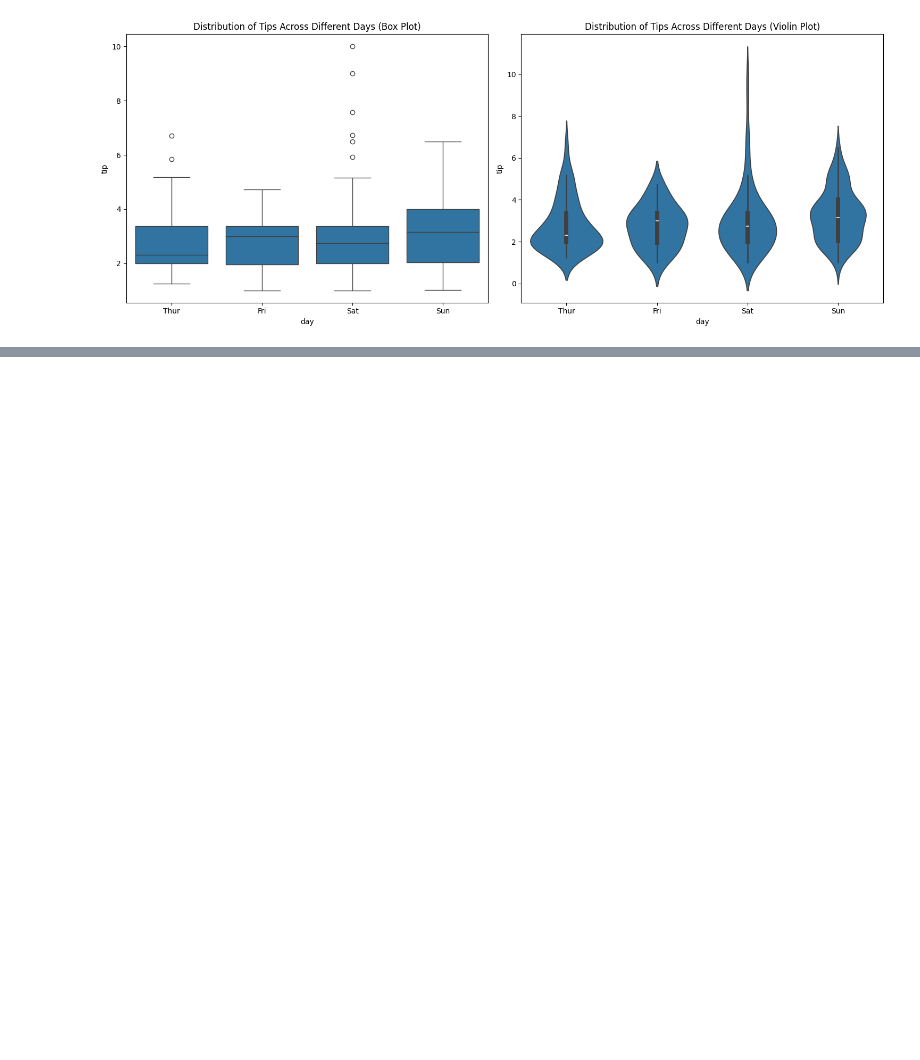
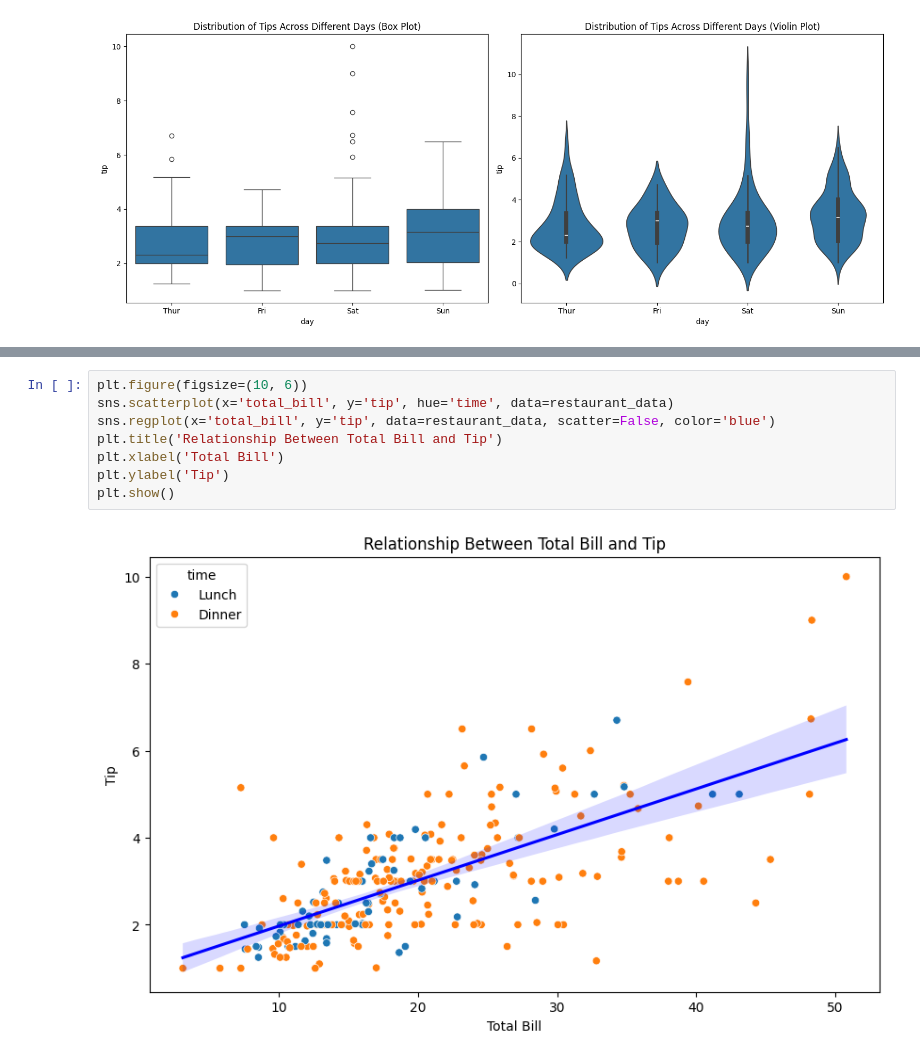
Before and after one commit to Mohibullah16/DataVisualizationLab05, a Jupyter notebook: lab5_Fa22_bds_021.ipynb, the cells around one changed output, grey strips where cells are left out. Cells and saved outputs as stored; diff of their text form; blank space fills up the shorter version.

```diff
--- a/lab5_Fa22_bds_021.ipynb
+++ b/lab5_Fa22_bds_021.ipynb
@@ -33,0 +39,10 @@ plt.show()
+# %%
+plt.figure(figsize=(10, 6))
+sns.scatterplot(x='total_bill', y='tip', hue='time', data=restaurant_data)
+sns.regplot(x='total_bill', y='tip', data=restaurant_data, scatter=False, color='blue')
+plt.title('Relationship Between Total Bill and Tip')
+plt.xlabel('Total Bill')
+plt.ylabel('Tip')
+plt.show()
+# %% [output]
+[figure, added]
```
Also changed, not shown: parts of 1 cell of this notebook.
